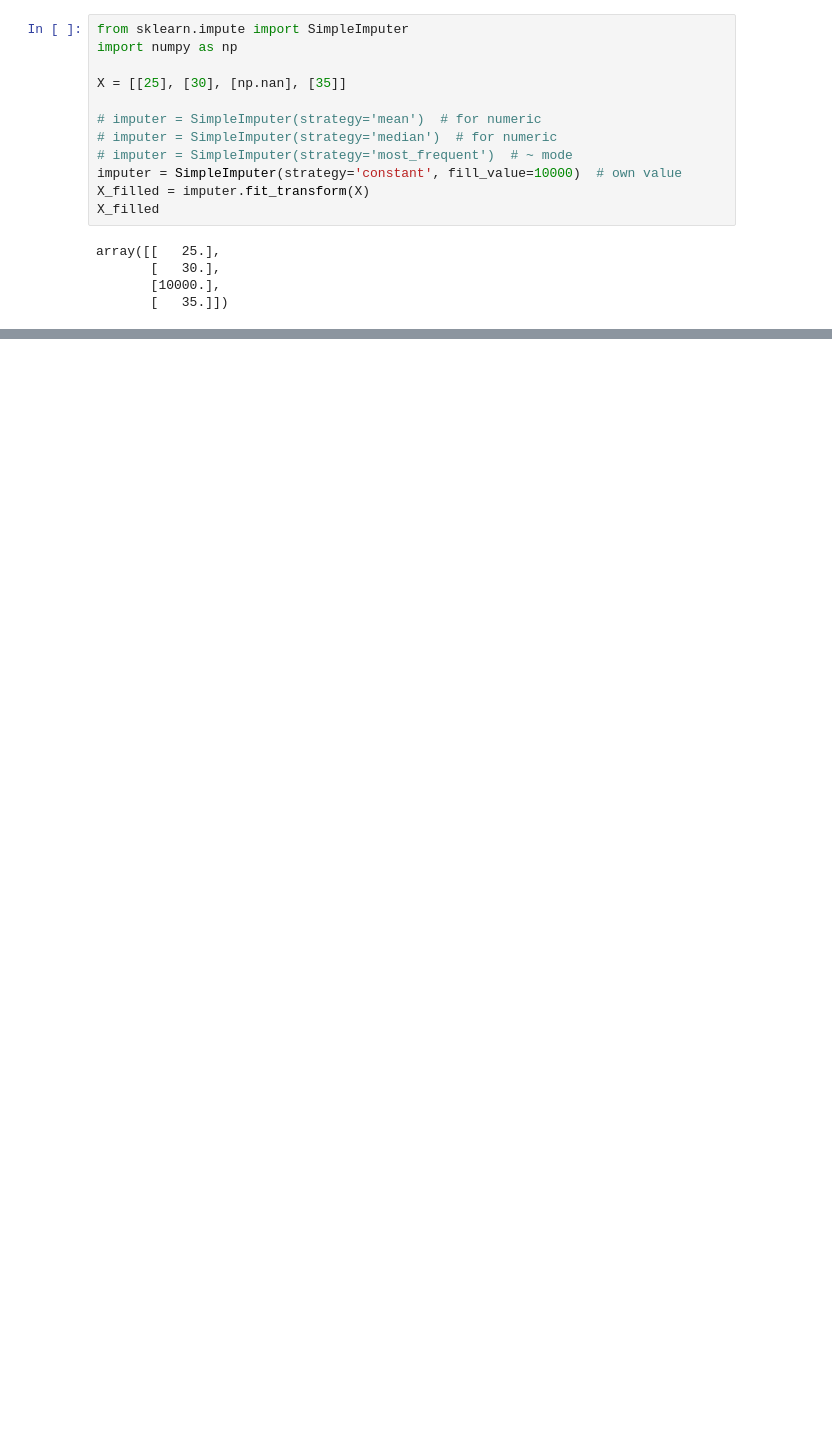
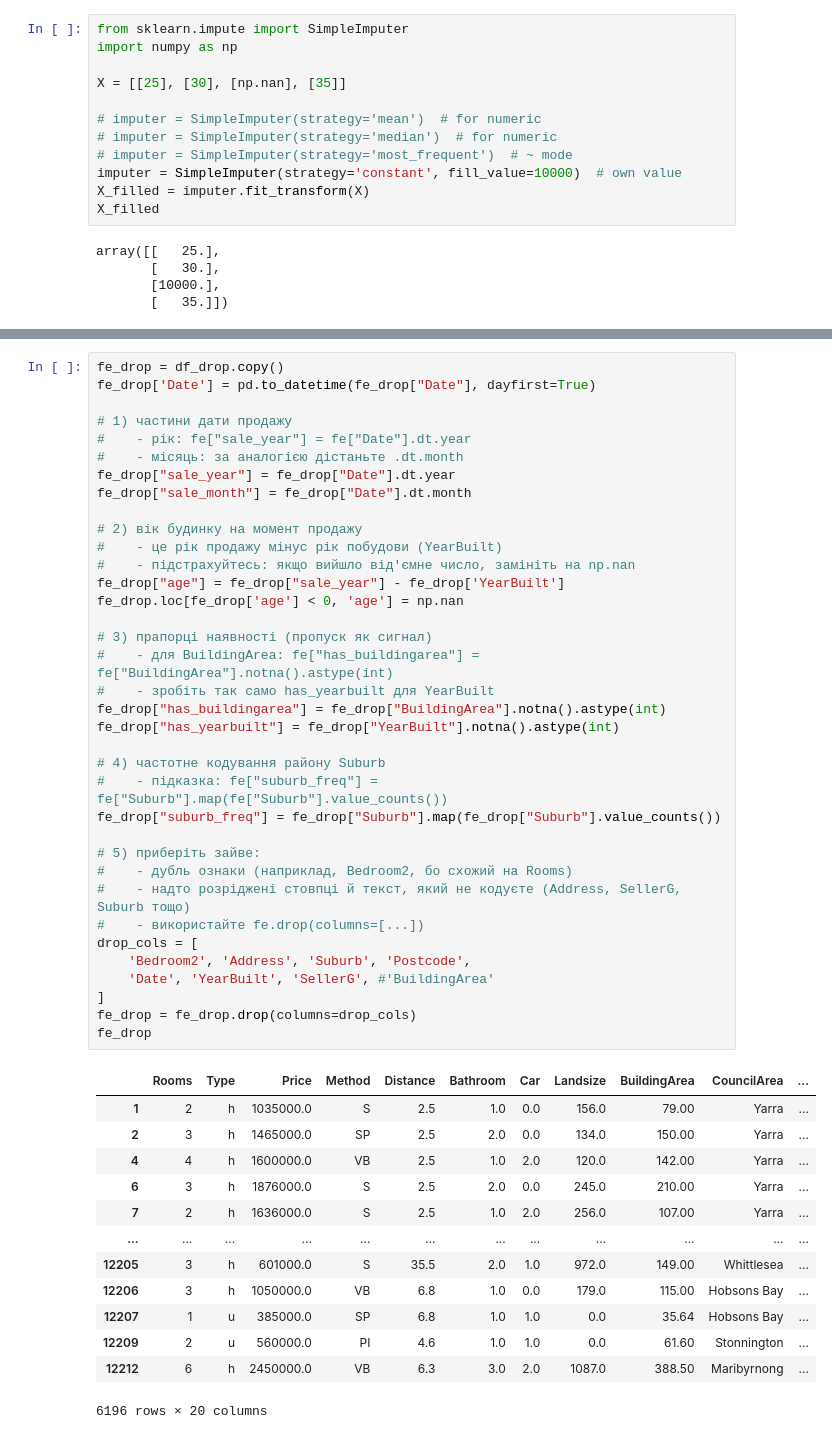
Before and after one commit to KsiuTretyakova/melbourne-housing-DTA, a Jupyter notebook: notebooks/task_easy_workbook.ipynb, the cells around one changed output, grey strips where cells are left out. Cells and saved outputs as stored; diff of their text form; blank space fills up the shorter version.

```diff
--- a/notebooks/task_easy_workbook.ipynb
+++ b/notebooks/task_easy_workbook.ipynb
@@ -480,0 +503,50 @@ array([[   25.],
+# %%
+fe_drop = df_drop.copy()
+fe_drop['Date'] = pd.to_datetime(fe_drop["Date"], dayfirst=True)
+
+# 1) частини дати продажу
+#    - рік: fe["sale_year"] = fe["Date"].dt.year
+#    - місяць: за аналогією дістаньте .dt.month
+fe_drop["sale_year"] = fe_drop["Date"].dt.year
+fe_drop["sale_month"] = fe_drop["Date"].dt.month
+
+# 2) вік будинку на момент продажу
+#    - це рік продажу мінус рік побудови (YearBuilt)
+#    - підстрахуйтесь: якщо вийшло від'ємне число, замініть на np.nan
+fe_drop["age"] = fe_drop["sale_year"] - fe_drop['YearBuilt']
+fe_drop.loc[fe_drop['age'] < 0, 'age'] = np.nan
+
+# 3) прапорці наявності (пропуск як сигнал)
+#    - для BuildingArea: fe["has_buildingarea"] = fe["BuildingArea"].notna().astype(int)
+#    - зробіть так само has_yearbuilt для YearBuilt
+fe_drop["has_buildingarea"] = fe_drop["BuildingArea"].notna().astype(int)
+fe_drop["has_yearbuilt"] = fe_drop["YearBuilt"].notna().astype(int)
+
+# 4) частотне кодування району Suburb
+#    - підказка: fe["suburb_freq"] = fe["Suburb"].map(fe["Suburb"].value_counts())
+fe_drop["suburb_freq"] = fe_drop["Suburb"].map(fe_drop["Suburb"].value_counts())
+
+# 5) приберіть зайве:
+#    - дубль ознаки (наприклад, Bedroom2, бо схожий на Rooms)
+#    - надто розріджені стовпці й текст, який не кодуєте (Address, SellerG, Suburb тощо)
+#    - використайте fe.drop(columns=[...])
+drop_cols = [
+    'Bedroom2', 'Address', 'Suburb', 'Postcode',
+    'Date', 'YearBuilt', 'SellerG', #'BuildingArea'
+]
+fe_drop = fe_drop.drop(columns=drop_cols)
+fe_drop
+# %% [output]
+|  | Rooms | Type | Price | Method | Distance | Bathroom | Car | Landsize | BuildingArea | CouncilArea | ... |
+| 1 | 2 | h | 1035000.0 | S | 2.5 | 1.0 | 0.0 | 156.0 | 79.00 | Yarra | ... |
+| 2 | 3 | h | 1465000.0 | SP | 2.5 | 2.0 | 0.0 | 134.0 | 150.00 | Yarra | ... |
+| 4 | 4 | h | 1600000.0 | VB | 2.5 | 1.0 | 2.0 | 120.0 | 142.00 | Yarra | ... |
+| 6 | 3 | h | 1876000.0 | S | 2.5 | 2.0 | 0.0 | 245.0 | 210.00 | Yarra | ... |
+| 7 | 2 | h | 1636000.0 | S | 2.5 | 1.0 | 2.0 | 256.0 | 107.00 | Yarra | ... |
+| ... | ... | ... | ... | ... | ... | ... | ... | ... | ... | ... | ... |
+| 12205 | 3 | h | 601000.0 | S | 35.5 | 2.0 | 1.0 | 972.0 | 149.00 | Whittlesea | ... |
+| 12206 | 3 | h | 1050000.0 | VB | 6.8 | 1.0 | 0.0 | 179.0 | 115.00 | Hobsons Bay | ... |
+| 12207 | 1 | u | 385000.0 | SP | 6.8 | 1.0 | 1.0 | 0.0 | 35.64 | Hobsons Bay | ... |
+| 12209 | 2 | u | 560000.0 | PI | 4.6 | 1.0 | 1.0 | 0.0 | 61.60 | Stonnington | ... |
+| 12212 | 6 | h | 2450000.0 | VB | 6.3 | 3.0 | 2.0 | 1087.0 | 388.50 | Maribyrnong | ... |
+6196 rows × 20 columns
```
Also changed, not shown: parts of 15 cells of this notebook.
